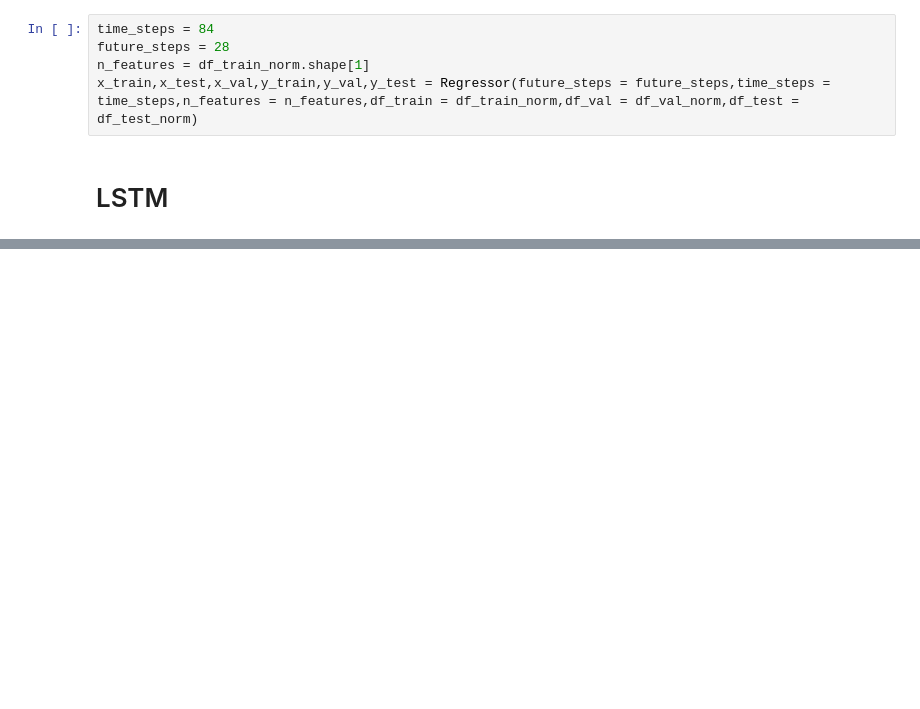
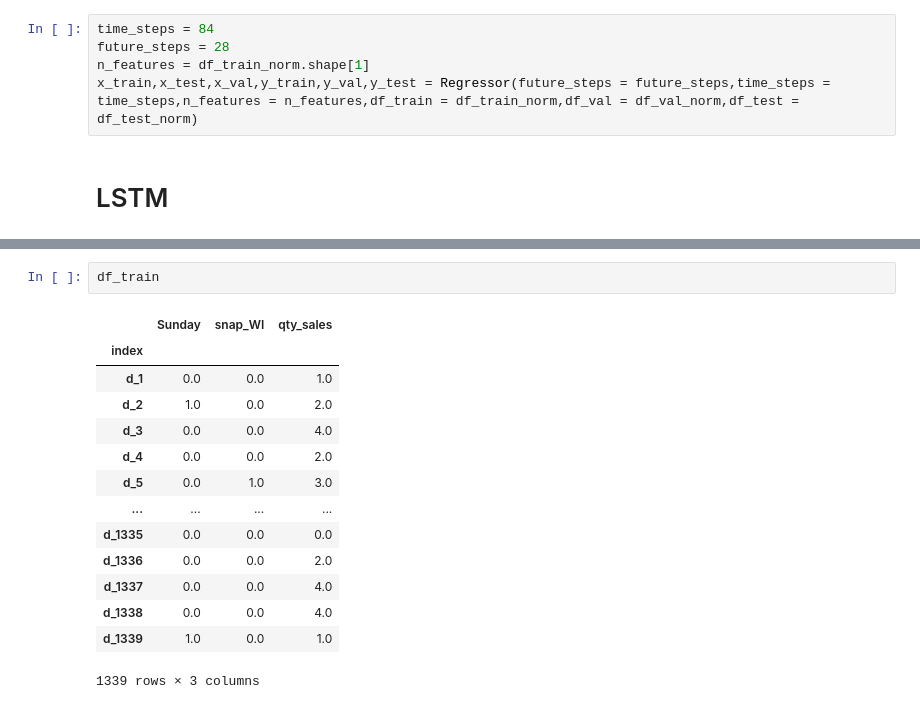
Before and after one commit to rtegao/M5Forecasting, a Jupyter notebook: MultiFeature.ipynb, the cells around one changed output, grey strips where cells are left out. Saved outputs shown, nothing was run; the diff lists cells and outputs as text; blank space fills up the shorter version.

```diff
--- a/MultiFeature.ipynb
+++ b/MultiFeature.ipynb
@@ -472,0 +522,17 @@ print('loss and metric test data',regressor.evaluate(x_test,y_test))
+# %%
+df_train
+# %% [output]
+|  | Sunday | snap_WI | qty_sales |
+| index |  |  |  |
+| d_1 | 0.0 | 0.0 | 1.0 |
+| d_2 | 1.0 | 0.0 | 2.0 |
+| d_3 | 0.0 | 0.0 | 4.0 |
+| d_4 | 0.0 | 0.0 | 2.0 |
+| d_5 | 0.0 | 1.0 | 3.0 |
+| ... | ... | ... | ... |
+| d_1335 | 0.0 | 0.0 | 0.0 |
+| d_1336 | 0.0 | 0.0 | 2.0 |
+| d_1337 | 0.0 | 0.0 | 4.0 |
+| d_1338 | 0.0 | 0.0 | 4.0 |
+| d_1339 | 1.0 | 0.0 | 1.0 |
+1339 rows × 3 columns
```
Also changed, not shown: parts of 8 cells of this notebook.
